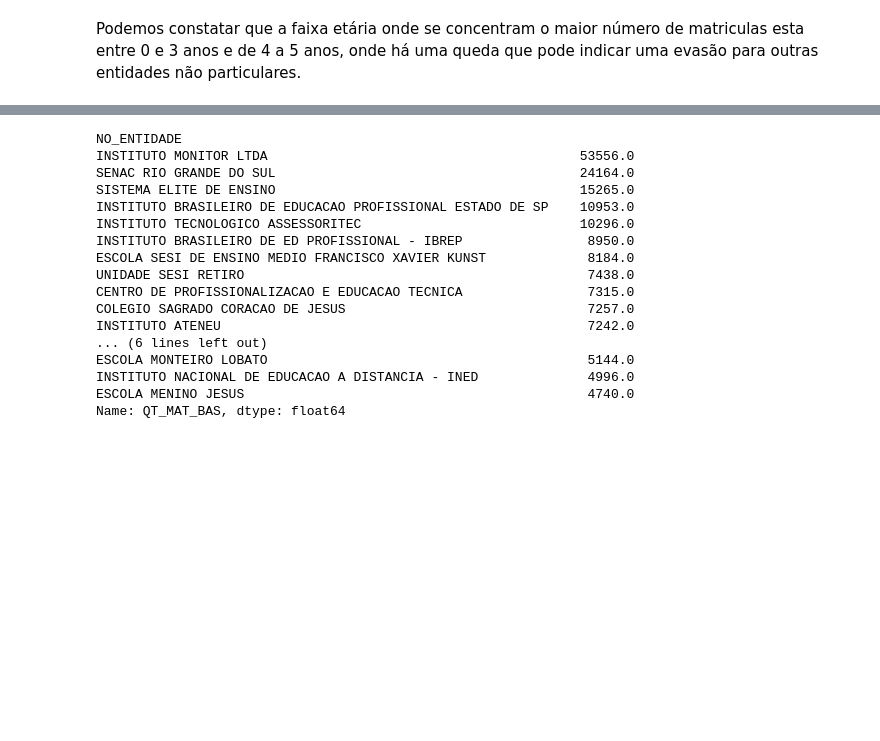
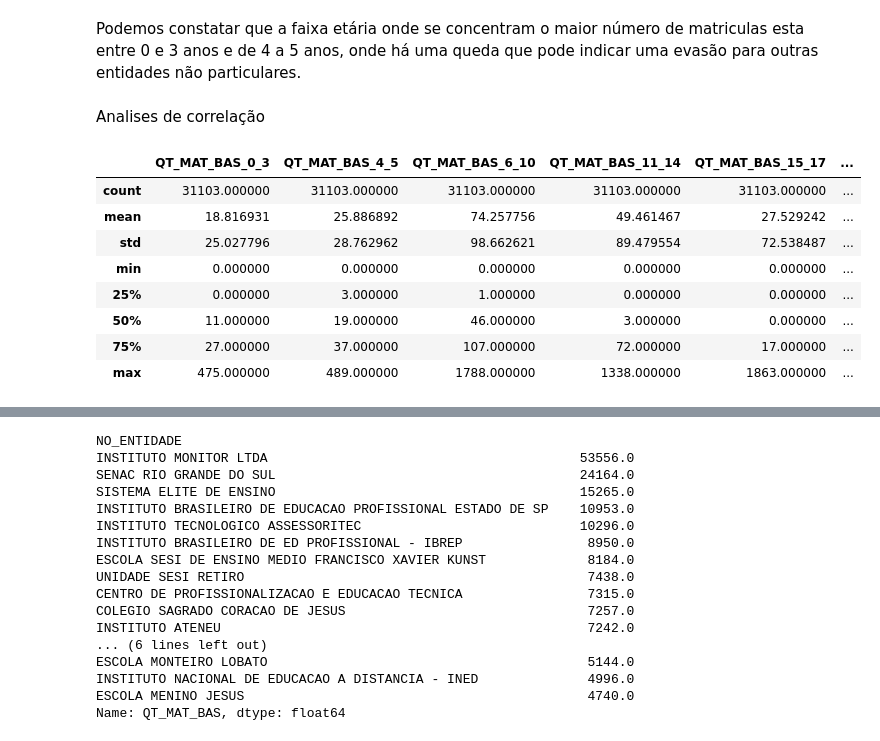
Before and after one commit to AndersonLopesbh/I.S, a Jupyter notebook: Analises IS/Script_python/Analises_IS.ipynb, the cells around one changed output, grey strips where cells are left out. Cells and saved outputs as stored; diff of their text form; code cells hidden in the pictures; blank space fills up the shorter version.

```diff
--- a/Analises IS/Script_python/Analises_IS.ipynb
+++ b/Analises IS/Script_python/Analises_IS.ipynb
@@ -701,2 +708,22 @@ plt.show()
 # %% [markdown]
 Podemos constatar que a faixa etária onde se concentram o maior número de matriculas esta entre 0 e 3 anos e de 4 a 5 anos, onde há uma queda que pode indicar uma evasão para outras entidades não particulares.
+# %% [markdown]
+Analises de correlação
+# %%
+#Analise descritiva de matriculas por faixa etaria
+
+corEstMat= ['NO_UF','QT_MAT_BAS_0_3','QT_MAT_BAS_4_5','QT_MAT_BAS_6_10','QT_MAT_BAS_11_14','QT_MAT_BAS_15_17','QT_MAT_BAS_18_MAIS']
+
+df_corEstMat = df_pvp[corEstMat]
+matriz = df_corEstMat.describe()
+matriz.head(20)
+# %% [output]
+|  | QT_MAT_BAS_0_3 | QT_MAT_BAS_4_5 | QT_MAT_BAS_6_10 | QT_MAT_BAS_11_14 | QT_MAT_BAS_15_17 | ... |
+| count | 31103.000000 | 31103.000000 | 31103.000000 | 31103.000000 | 31103.000000 | ... |
+| mean | 18.816931 | 25.886892 | 74.257756 | 49.461467 | 27.529242 | ... |
+| std | 25.027796 | 28.762962 | 98.662621 | 89.479554 | 72.538487 | ... |
+| min | 0.000000 | 0.000000 | 0.000000 | 0.000000 | 0.000000 | ... |
+| 25% | 0.000000 | 3.000000 | 1.000000 | 0.000000 | 0.000000 | ... |
+| 50% | 11.000000 | 19.000000 | 46.000000 | 3.000000 | 0.000000 | ... |
+| 75% | 27.000000 | 37.000000 | 107.000000 | 72.000000 | 17.000000 | ... |
+| max | 475.000000 | 489.000000 | 1788.000000 | 1338.000000 | 1863.000000 | ... |
```
Also changed, not shown: parts of 10 cells of this notebook.
